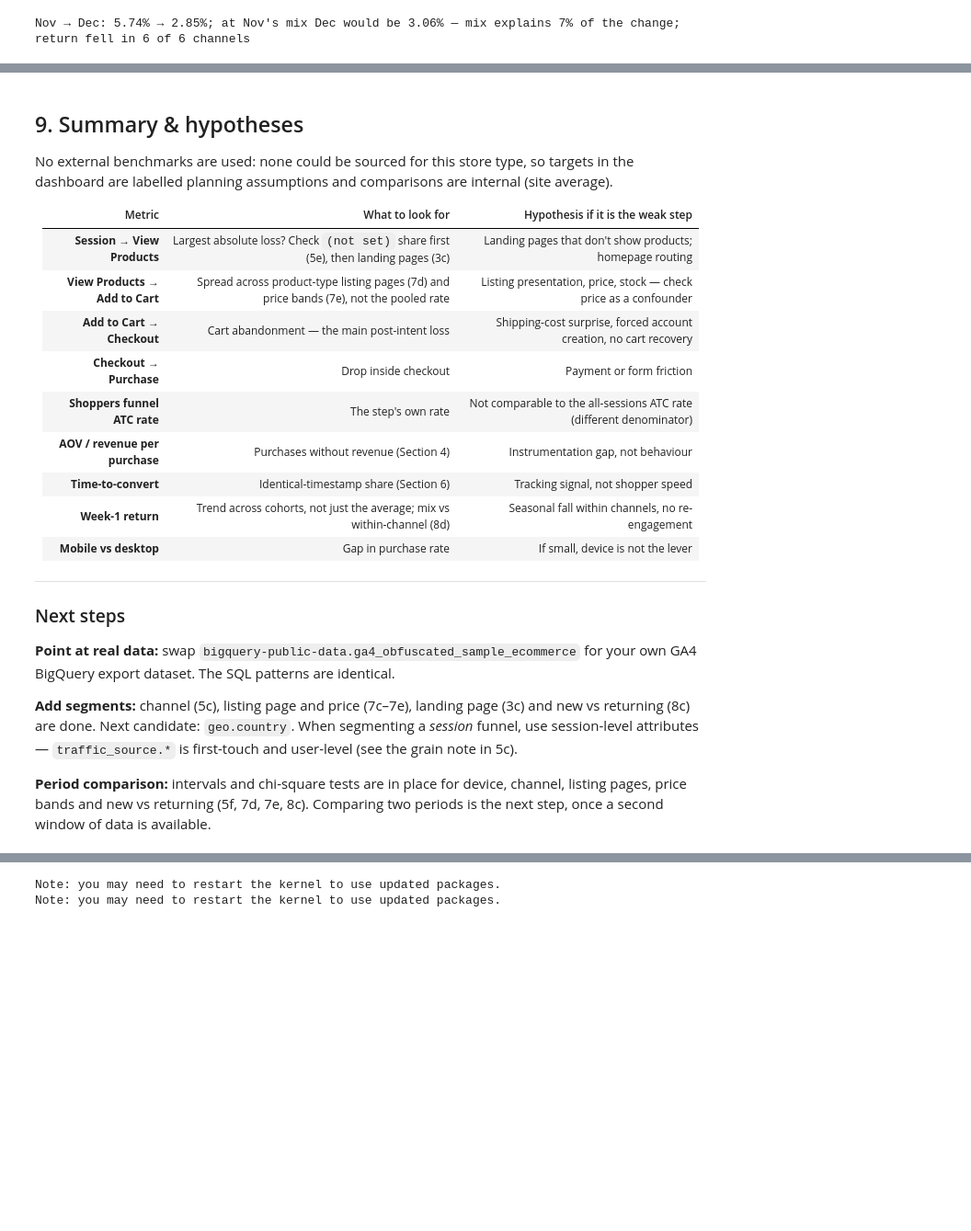
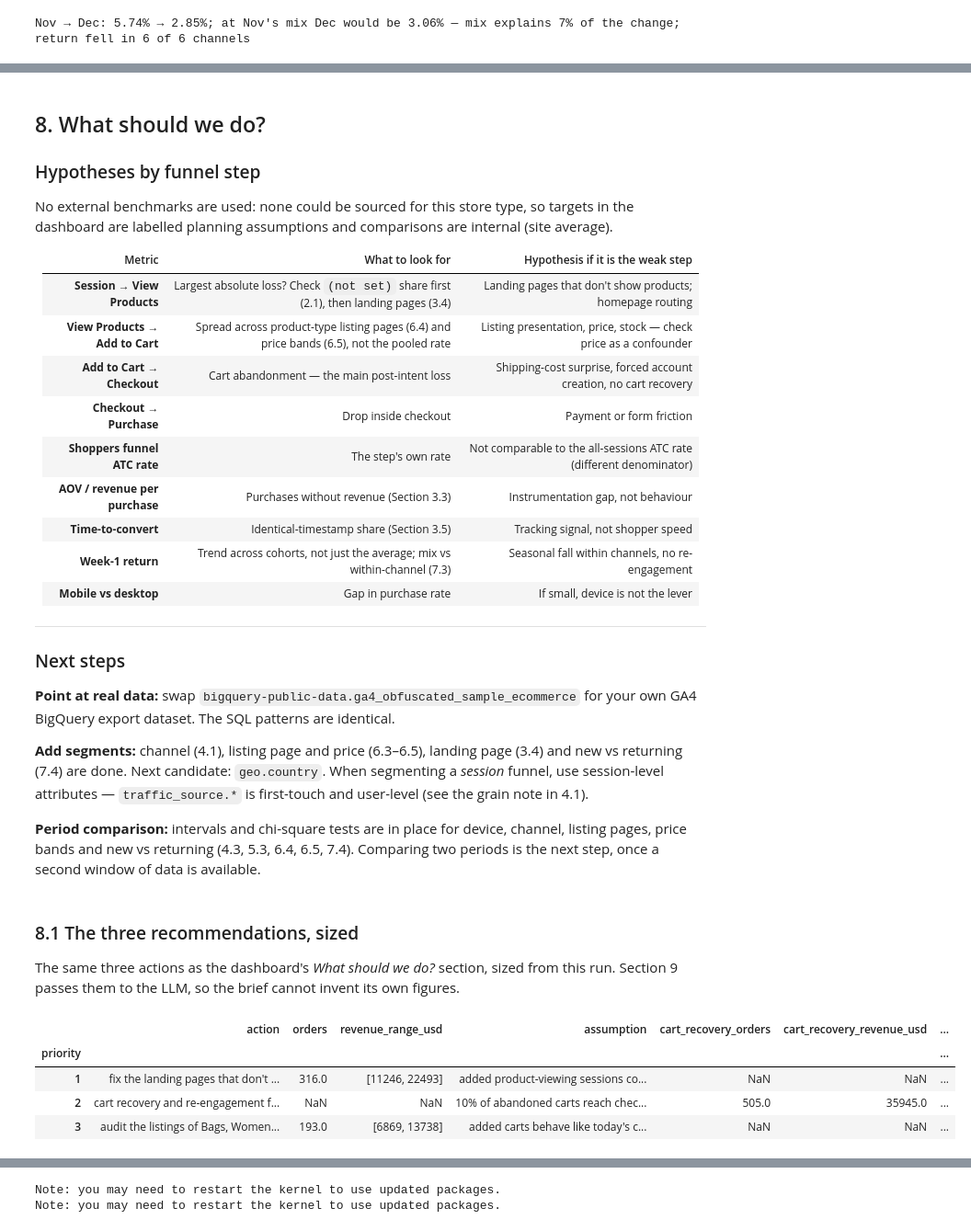
Before and after one commit to guiarpi/ga4-product-analytics, a Jupyter notebook: ga4_funnel_analysis.ipynb, the cells around one changed output, grey strips where cells are left out. Shown at 92% size. Cells and saved outputs as stored; diff of their text form; code cells hidden in the pictures; blank space fills up the shorter version.

```diff
--- a/ga4_funnel_analysis.ipynb
+++ b/ga4_funnel_analysis.ipynb
@@ -1822,19 +1888,21 @@ Nov → Dec: 5.74% → 2.85%; at Nov's mix Dec would be 3.06% — mix explains 7
 # %% [markdown]
-## 9. Summary & hypotheses
+## 8. What should we do?
+
+### Hypotheses by funnel step
 
 No external benchmarks are used: none could be sourced for this store type, so targets in the
 dashboard are labelled planning assumptions and comparisons are internal (site average).
 
 | Metric | What to look for | Hypothesis if it is the weak step |
 |---|---|---|
-| **Session → View Products** | Largest absolute loss? Check `(not set)` share first (5e), then landing pages (3c) | Landing pages that don't show products; homepage routing |
-| **View Products → Add to Cart** | Spread across product-type listing pages (7d) and price bands (7e), not the pooled rate | Listing presentation, price, stock — check price as a confounder |
+| **Session → View Products** | Largest absolute loss? Check `(not set)` share first (2.1), then landing pages (3.4) | Landing pages that don't show products; homepage routing |
+| **View Products → Add to Cart** | Spread across product-type listing pages (6.4) and price bands (6.5), not the pooled rate | Listing presentation, price, stock — check price as a confounder |
 | **Add to Cart → Checkout** | Cart abandonment — the main post-intent loss | Shipping-cost surprise, forced account creation, no cart recovery |
 | **Checkout → Purchase** | Drop inside checkout | Payment or form friction |
 | **Shoppers funnel ATC rate** | The step's own rate | Not comparable to the all-sessions ATC rate (different denominator) |
-| **AOV / revenue per purchase** | Purchases without revenue (Section 4) | Instrumentation gap, not behaviour |
-| **Time-to-convert** | Identical-timestamp share (Section 6) | Tracking signal, not shopper speed |
-| **Week-1 return** | Trend across cohorts, not just the average; mix vs within-channel (8d) | Seasonal fall within channels, no re-engagement |
+| **AOV / revenue per purchase** | Purchases without revenue (Section 3.3) | Instrumentation gap, not behaviour |
+| **Time-to-convert** | Identical-timestamp share (Section 3.5) | Tracking signal, not shopper speed |
+| **Week-1 return** | Trend across cohorts, not just the average; mix vs within-channel (7.3) | Seasonal fall within channels, no re-engagement |
 | **Mobile vs desktop** | Gap in purchase rate | If small, device is not the lever |
 
 ---
@@ -1844,11 +1912,49 @@ dashboard are labelled planning assumptions and comparisons are internal (site a
 **Point at real data:** swap `bigquery-public-data.ga4_obfuscated_sample_ecommerce` for your own
 GA4 BigQuery export dataset. The SQL patterns are identical.
 
-**Add segments:** channel (5c), listing page and price (7c–7e), landing page (3c) and new vs
-returning (8c) are done. Next candidate: `geo.country`. When segmenting a *session* funnel, use
-session-level attributes — `traffic_source.*` is first-touch and user-level (see the grain note in 5c).
+**Add segments:** channel (4.1), listing page and price (6.3–6.5), landing page (3.4) and new vs
+returning (7.4) are done. Next candidate: `geo.country`. When segmenting a *session* funnel, use
+session-level attributes — `traffic_source.*` is first-touch and user-level (see the grain note in 4.1).
 
 **Period comparison:** intervals and chi-square tests are in place for device, channel, listing
-pages, price bands and new vs returning (5f, 7d, 7e, 8c). Comparing two periods is the next step,
+pages, price bands and new vs returning (4.3, 5.3, 6.4, 6.5, 7.4). Comparing two periods is the next step,
 once a second window of data is available.
+# %% [markdown]
+### 8.1 The three recommendations, sized
+
+The same three actions as the dashboard's *What should we do?* section, sized from this run. Section 9 passes them to the LLM, so the brief cannot invent its own figures.
+# %%
+# ── Section 8.1: Recommendations, sized ──────────────────────────────────────
+# The dashboard's three recommendations, sized from this run with the same
+# arithmetic as generate_dashboard.py: revenue per funnel purchase (not AOV),
+# and a low end that halves the conversion of any added traffic.
+_rpp = float(revenue_df["total_revenue"].iloc[0]) / int(revenue_df["purchasing_sessions"].iloc[0])
+_s = funnel_df.set_index("step")["sessions"]
+_vtp = _s["5. Purchase"] / _s["2. View Products"]
+_r1_orders = round(int(weak_df["extra_views"].sum()) * _vtp)
+_r1_high = round(_r1_orders * _rpp)
+_abandoned = int(_s["3. Add to Cart"] - _s["4. Begin Checkout"])
+_r2_orders = round(_abandoned * 0.10 * (_s["5. Purchase"] / _s["4. Begin Checkout"]))
+_top = category_df[category_df["status"] == "below"].sort_values("carts_at_stake", ascending=False).head(3)
+_r3_orders = round(int(_top["carts_at_stake"].sum()) * (_s["5. Purchase"] / _s["3. Add to Cart"]))
+_r3_high = round(_r3_orders * _rpp)
+recommendations = [
+    {"priority": 1, "action": "fix the landing pages that don't show products (landing_pages)",
+     "orders": _r1_orders, "revenue_range_usd": [round(_r1_high * 0.5), _r1_high],
+     "assumption": "added product-viewing sessions convert at 50-100% of today's saw-to-purchase rate"},
+    {"priority": 2, "action": "cart recovery and re-engagement for identifiable users",
+     "cart_recovery_orders": _r2_orders, "cart_recovery_revenue_usd": round(_r2_orders * _rpp),
+     "re_engagement_revenue_range_usd": [round(rec2_low), round(rec2_high)],
+     "assumption": "10% of abandoned carts reach checkout (planning assumption); Week-1 return at the 8% planning target"},
+    {"priority": 3, "action": f"audit the listings of {', '.join(_top['item_category'])}",
+     "orders": _r3_orders, "revenue_range_usd": [round(_r3_high * 0.5), _r3_high],
+     "assumption": "added carts behave like today's carts (upper end)"},
+]
+display(pd.DataFrame(recommendations).set_index("priority"))
+# %% [output]
+|  | action | orders | revenue_range_usd | assumption | cart_recovery_orders | cart_recovery_revenue_usd | ... |
+| priority |  |  |  |  |  |  | ... |
+| 1 | fix the landing pages that don't ... | 316.0 | [11246, 22493] | added product-viewing sessions co... | NaN | NaN | ... |
+| 2 | cart recovery and re-engagement f... | NaN | NaN | 10% of abandoned carts reach chec... | 505.0 | 35945.0 | ... |
+| 3 | audit the listings of Bags, Women... | 193.0 | [6869, 13738] | added carts behave like today's c... | NaN | NaN | ... |
 # %% [markdown]
```
Also changed, not shown: parts of 67 cells of this notebook, 1 other file.
